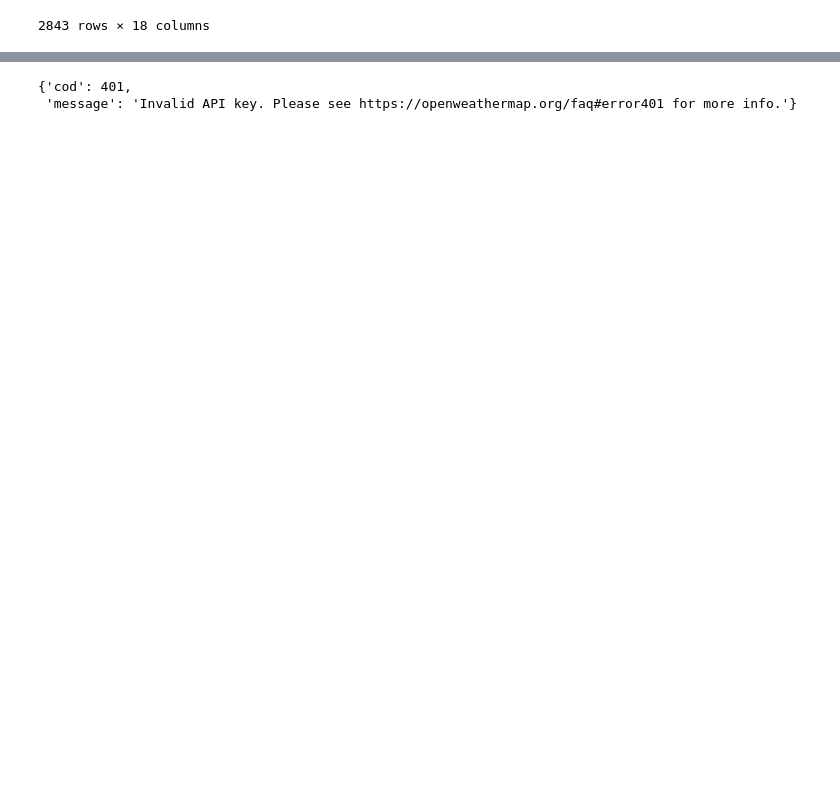
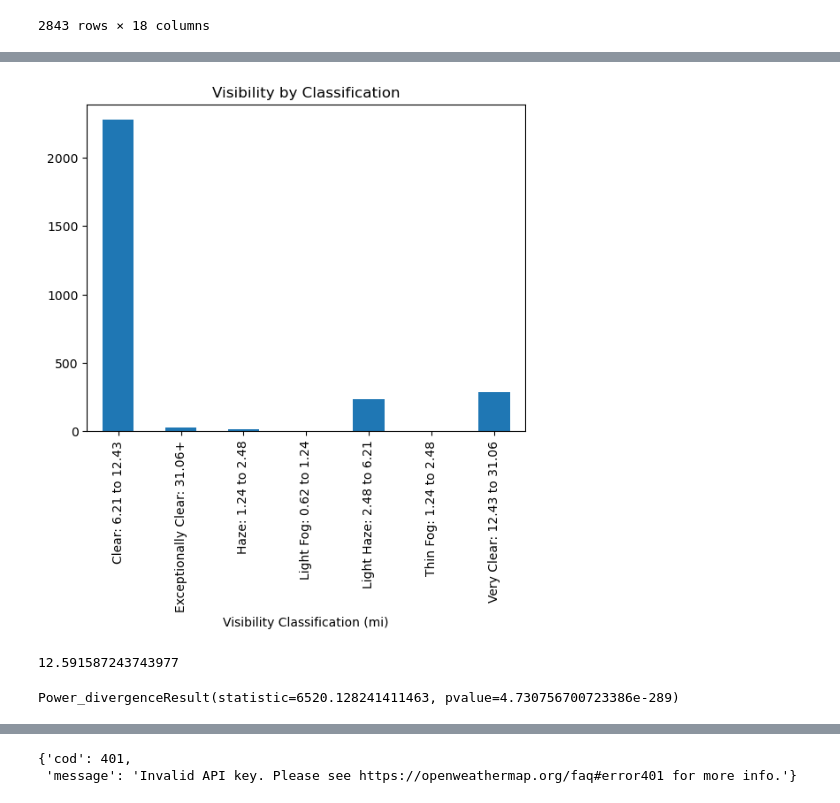
Before and after one commit to Adam-Kertz/Project-1, a Jupyter notebook: timothyrenner-bfro-sightings-data/bigfoot_weather_data.ipynb, the cells around one changed output, grey strips where cells are left out. Cells and saved outputs as stored; diff of their text form; code cells hidden in the pictures; blank space fills up the shorter version.

```diff
--- a/timothyrenner-bfro-sightings-data/bigfoot_weather_data.ipynb
+++ b/timothyrenner-bfro-sightings-data/bigfoot_weather_data.ipynb
@@ -39,0 +135,22 @@ bigfoot_weather_df
+# %%
+visibility_groups = bigfoot_weather_df.groupby('Visibility Classification (mi)')
+visibility_counts = visibility_groups['Visibility Classification (mi)'].count()
+
+visibility_chart = visibility_counts.plot(kind="bar", title="Visibility by Classification")
+
+plt.show()
+# %% [output]
+[figure, added]
+# %%
+# The degree of freedom is 7-1 = 6
+# With a p-value of 0.05, the confidence level is 1.00-0.05 = 0.95.
+critical_value = stats.chi2.ppf(q = 0.95, df = 6)
+
+#Display the critical value
+critical_value
+# %% [output]
+12.591587243743977
+# %%
+stats.chisquare(bigfoot_weather_df['visibility'], bigfoot_weather_df['Expected Visibility'])
+# %% [output]
+Power_divergenceResult(statistic=6520.128241411463, pvalue=4.730756700723386e-289)
```
Also changed, not shown: parts of 12 cells of this notebook.
